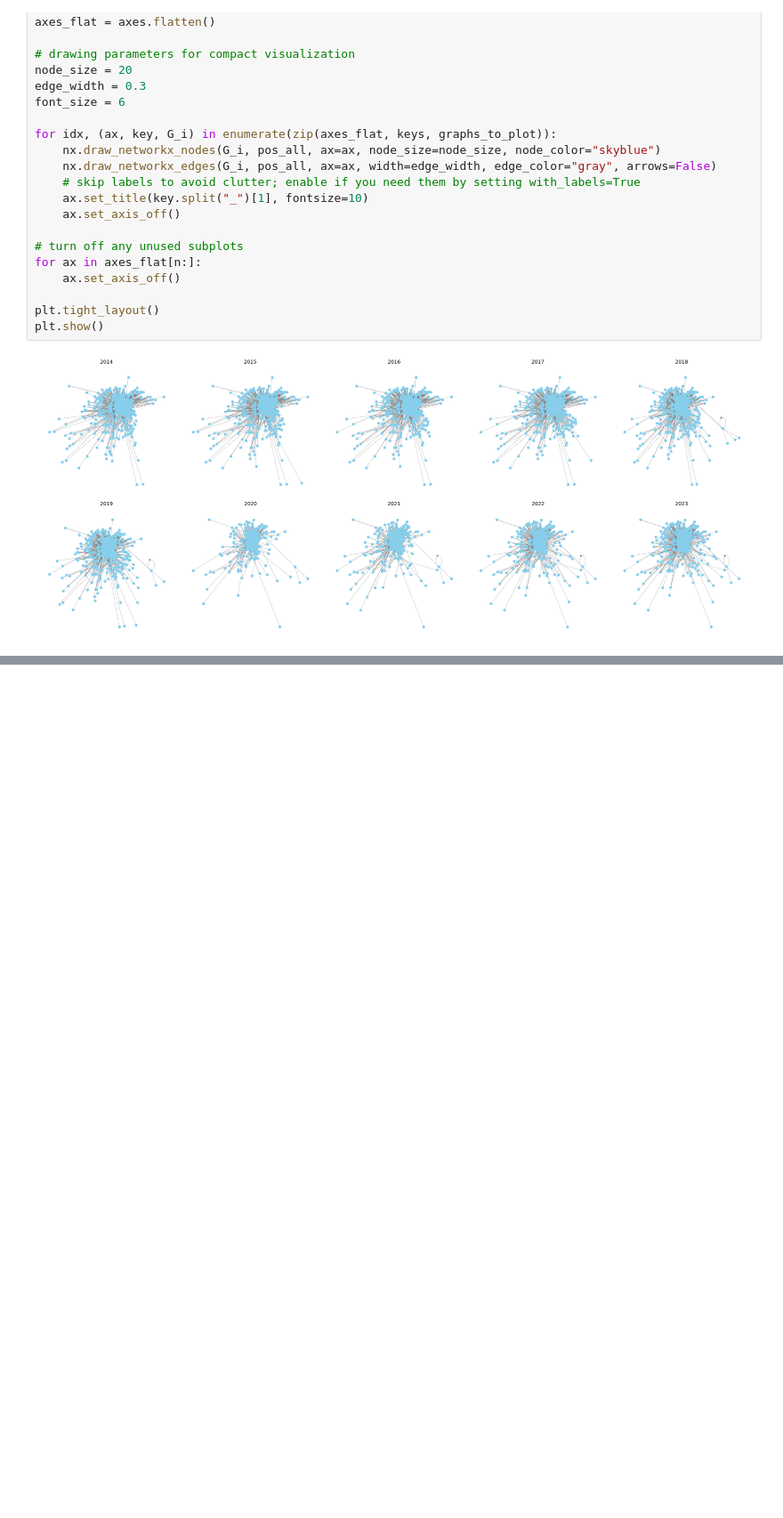
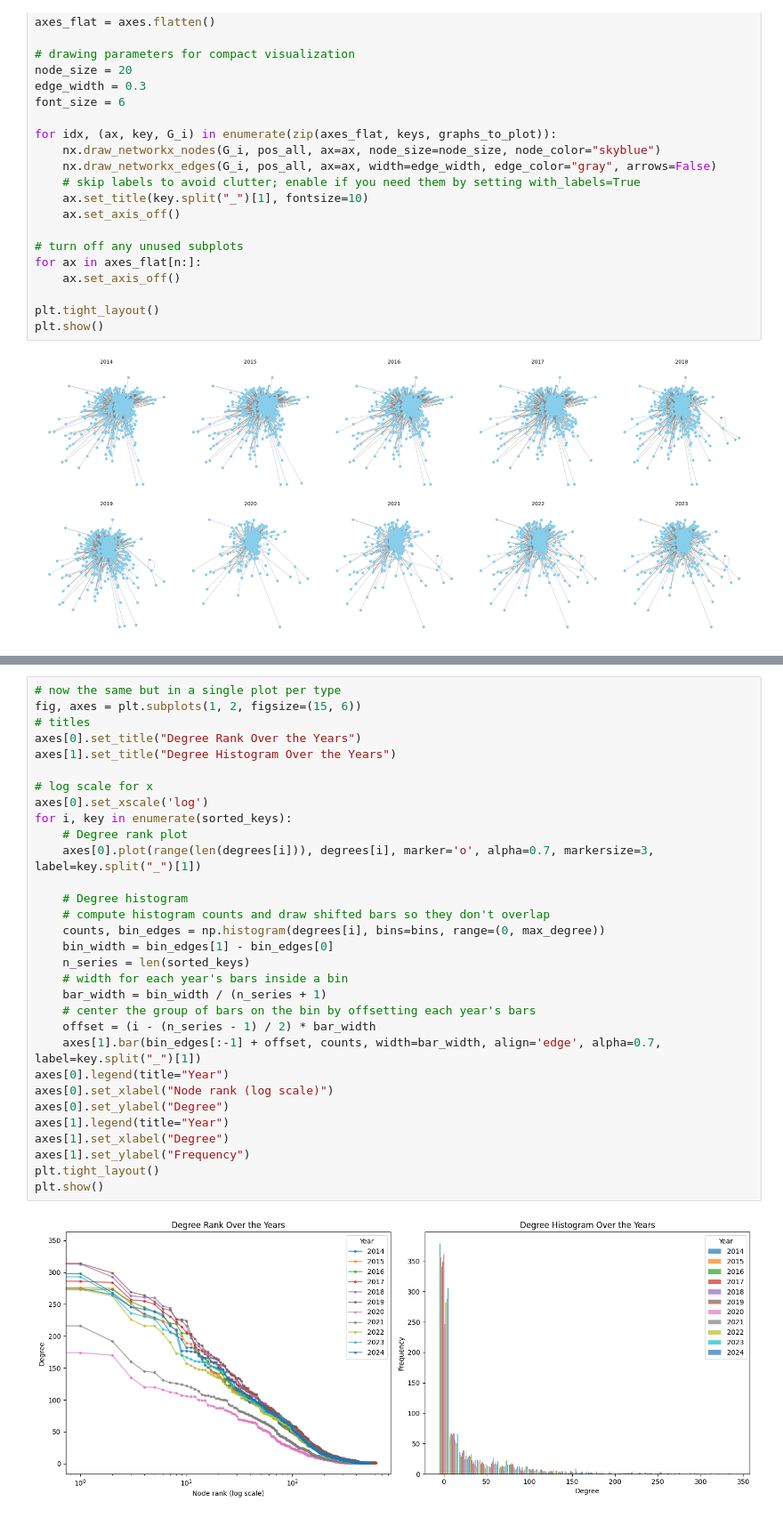
Before and after one commit to domin7k/social_network_analysis, a Jupyter notebook: airtrafic.ipynb, the cells around one changed output, grey strips where cells are left out. Shown at 89% size. Drawn from its saved outputs; the diff is of its cells as text; blank space fills up the shorter version.

```diff
--- a/airtrafic.ipynb
+++ b/airtrafic.ipynb
@@ -407,0 +511,33 @@ plt.show()
+# %%
+# now the same but in a single plot per type
+fig, axes = plt.subplots(1, 2, figsize=(15, 6))
+# titles
+axes[0].set_title("Degree Rank Over the Years")
+axes[1].set_title("Degree Histogram Over the Years")
+
+# log scale for x
+axes[0].set_xscale('log')
+for i, key in enumerate(sorted_keys):
+    # Degree rank plot
+    axes[0].plot(range(len(degrees[i])), degrees[i], marker='o', alpha=0.7, markersize=3, label=key.split("_")[1])
+
+    # Degree histogram
+    # compute histogram counts and draw shifted bars so they don't overlap
+    counts, bin_edges = np.histogram(degrees[i], bins=bins, range=(0, max_degree))
+    bin_width = bin_edges[1] - bin_edges[0]
+    n_series = len(sorted_keys)
+    # width for each year's bars inside a bin
+    bar_width = bin_width / (n_series + 1)
+    # center the group of bars on the bin by offsetting each year's bars
+    offset = (i - (n_series - 1) / 2) * bar_width
+    axes[1].bar(bin_edges[:-1] + offset, counts, width=bar_width, align='edge', alpha=0.7, label=key.split("_")[1])
+axes[0].legend(title="Year")
+axes[0].set_xlabel("Node rank (log scale)")
+axes[0].set_ylabel("Degree")
+axes[1].legend(title="Year")
+axes[1].set_xlabel("Degree")
+axes[1].set_ylabel("Frequency")
+plt.tight_layout()
+plt.show()
+# %% [output]
+[figure, added]
```
Also changed, not shown: parts of 8 cells of this notebook.
